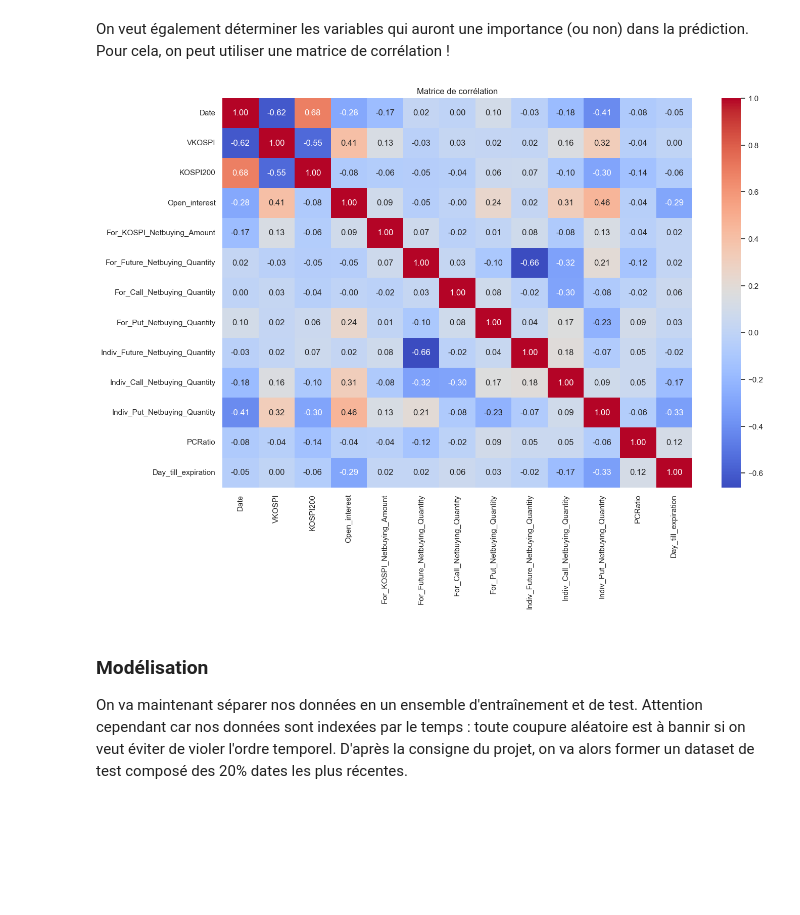
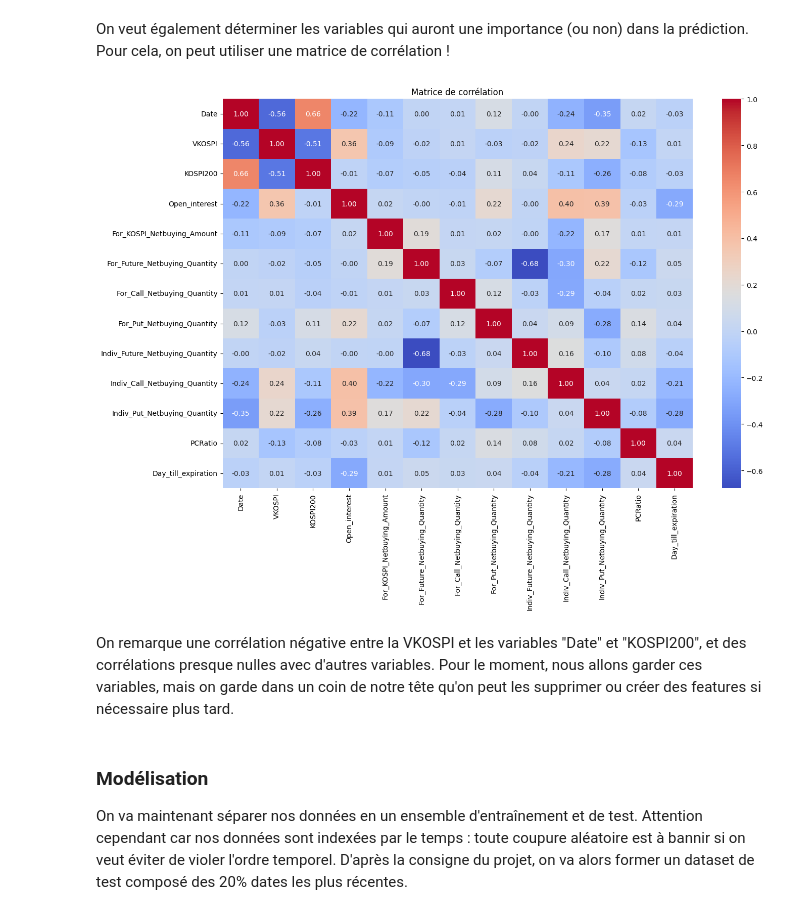
Before and after one commit to hiririri/ML-IF-STIN, a Jupyter notebook: Projet/options_final.ipynb, the cells around one changed output. Drawn from its saved outputs; the diff is of its cells as text; code cells hidden in the pictures; blank space fills up the shorter version.

```diff
--- a/Projet/options_final.ipynb
+++ b/Projet/options_final.ipynb
@@ -160,12 +168,13 @@ explore_columns_combined(df, columns_to_explore, "VKOSPI")
 A vue d'oeil, on remarque en effet certaines valeurs qui sortent du lot. De plus, ces observations ne sont pas dans la tendance que l'on observe avec la variable cible. Nous allons donc les supprimer car elles risquent d'empêcher notre modèle de bien apprendre !
 # %%
 print("Taille avant : %d" % df.shape[0])
+
 df = df.loc[df["Indiv_Put_Netbuying_Quantity"] < 300000, ]
 df = df.loc[df["Indiv_Call_Netbuying_Quantity"] < 300000, ]
 df = df.loc[(df["Indiv_Future_Netbuying_Quantity"] > -8000) & (df["Indiv_Future_Netbuying_Quantity"] < 8000), ]
 df = df.loc[(df["For_Put_Netbuying_Quantity"] > -100000) & (df["Indiv_Future_Netbuying_Quantity"] < 150000), ]
 df = df.loc[(df["For_Call_Netbuying_Quantity"] > -100000) & (df["For_Call_Netbuying_Quantity"] < 100000), ]
-df = df.loc[(df["For_KOSPI_Netbuying_Amount"] > -1), ]
+df = df.loc[(df["For_KOSPI_Netbuying_Amount"] > -1e12) & (df["For_KOSPI_Netbuying_Amount"] < 1.25e12), ]
 
 print("Taille après : %d" % df.shape[0])
 # %% [output]
@@ -194,0 +205,3 @@ ValueError: Could not interpret value `price` for `x`. An entry with this name d
+# %%
+df = pd.get_dummies(df, columns=["Day_of_a_week"])
+df.head()
@@ -195,13 +215,15 @@ ValueError: Could not interpret value `price` for `x`. An entry with this name d
 # %% [markdown]
 On veut également déterminer les variables qui auront une importance (ou non) dans la prédiction. Pour cela, on peut utiliser une matrice de corrélation !
 # %%
-correlation_matrix = df.drop(columns=["Day_of_a_week"]).corr()
+correlation_matrix = df.drop(columns=["Day_of_a_week_Fri", "Day_of_a_week_Mon", "Day_of_a_week_Thu", "Day_of_a_week_Tue", "Day_of_a_week_Wed"]).corr()
 plt.figure(figsize=(15, 10))
 sns.heatmap(correlation_matrix, annot=True, fmt=".2f", cmap='coolwarm')
 plt.title("Matrice de corrélation")
 plt.show()
 # %% [output]
-[figure, old version]
+[figure, new version]
+# %% [markdown]
+On remarque une corrélation négative entre la VKOSPI et les variables "Date" et "KOSPI200", et des corrélations presque nulles avec d'autres variables. Pour le moment, nous allons garder ces variables, mais on garde dans un coin de notre tête qu'on peut les supprimer ou créer des features si nécessaire plus tard.
 # %% [markdown]
 ### **Modélisation**
 
```
Also changed, not shown: parts of 28 cells of this notebook.
